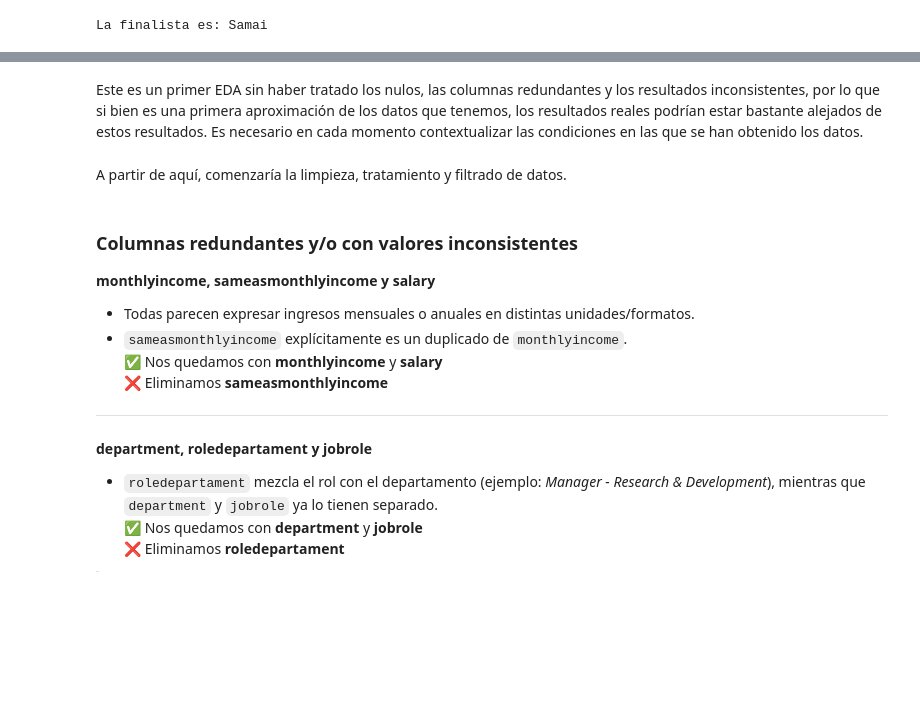
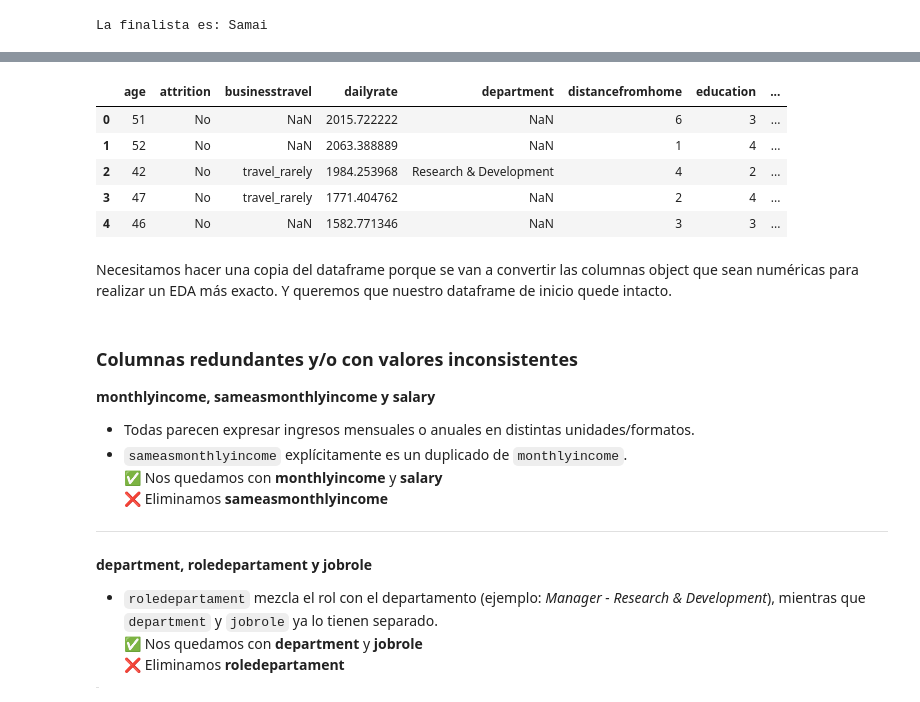
Before and after one commit to Ana-Duag/proyecto_3, a Jupyter notebook: Optimind_Analytics.ipynb, the cells around one changed output, grey strips where cells are left out. Drawn from its saved outputs; the diff is of its cells as text; code cells hidden in the pictures; blank space fills up the shorter version.

```diff
--- a/Optimind_Analytics.ipynb
+++ b/Optimind_Analytics.ipynb
@@ -228,4 +52,11 @@ df_copia = df.copy()
-# %% [markdown]
-Este es un primer EDA sin haber tratado los nulos, las columnas redundantes y los resultados inconsistentes, por lo que si bien es una primera aproximación de los datos que tenemos, los resultados reales podrían estar bastante alejados de estos resultados. Es necesario en cada momento contextualizar las condiciones en las que se han obtenido los datos.
-# %% [markdown]
-A partir de aquí, comenzaría la limpieza, tratamiento y filtrado de datos.
+# %%
+df.head()
+# %% [output]
+|  | age | attrition | businesstravel | dailyrate | department | distancefromhome | education | ... |
+| 0 | 51 | No | NaN | 2015.722222 | NaN | 6 | 3 | ... |
+| 1 | 52 | No | NaN | 2063.388889 | NaN | 1 | 4 | ... |
+| 2 | 42 | No | travel_rarely | 1984.253968 | Research & Development | 4 | 2 | ... |
+| 3 | 47 | No | travel_rarely | 1771.404762 | NaN | 2 | 4 | ... |
+| 4 | 46 | No | NaN | 1582.771346 | NaN | 3 | 3 | ... |
+# %% [markdown]
+Necesitamos hacer una copia del dataframe porque se van a convertir las columnas object que sean numéricas para realizar un EDA más exacto.  Y queremos que nuestro dataframe de inicio quede intacto.
```
Also changed, not shown: parts of 26 cells of this notebook.
